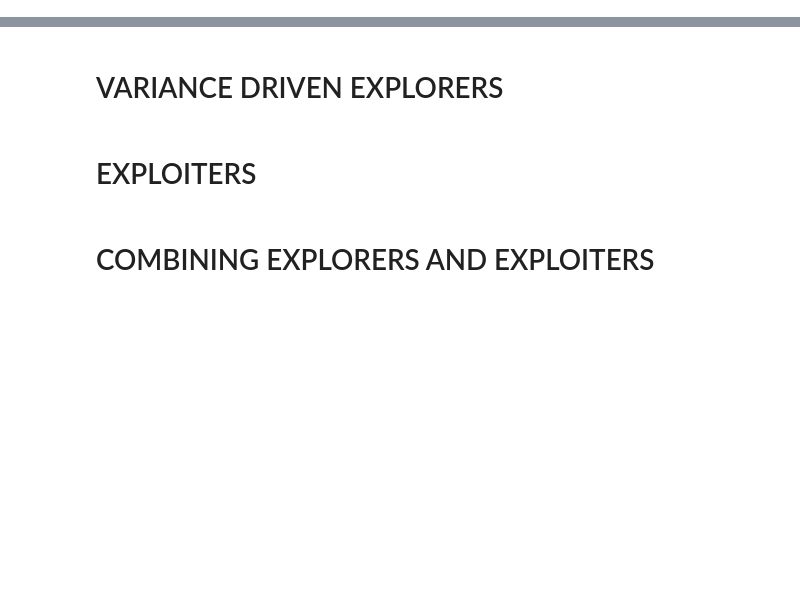
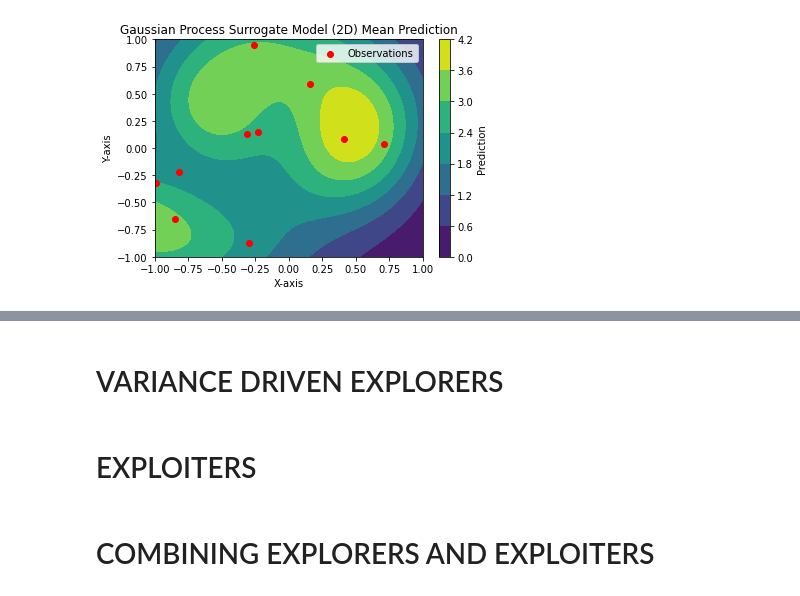
Before and after one commit to DMO-LAB/deephiveV2, a Jupyter notebook: notebooks/exploration_experiment copy.ipynb, the cells around one changed output, grey strips where cells are left out. Drawn from its saved outputs; the diff is of its cells as text; code cells hidden in the pictures; blank space fills up the shorter version.

Commit message:
Add new files and update configurations

```diff
--- a/notebooks/exploration_experiment copy.ipynb
+++ b/notebooks/exploration_experiment copy.ipynb
@@ -59,6 +51,6 @@ def get_action(observation_info, agent_policy, env):
 # %%
-config_path = 'config/config.json'
-model_path = "models/exploiting_model.pth"
+config_path = '../config/config.json'
+model_path = "../models/exploiting_model.pth"
 mode = "test"
 env, agent_policy = initialize(config_path, mode=mode, model_path=model_path)
 config = parse_config(config_path)
@@ -74,0 +71,4 @@ env.surrogate.plot_checkpoints_state()
+# %%
+env.surrogate.plot_surrogate()
+# %% [output]
+[figure, added]
```
Also changed, not shown: parts of 6 cells of this notebook, 10 other files.
